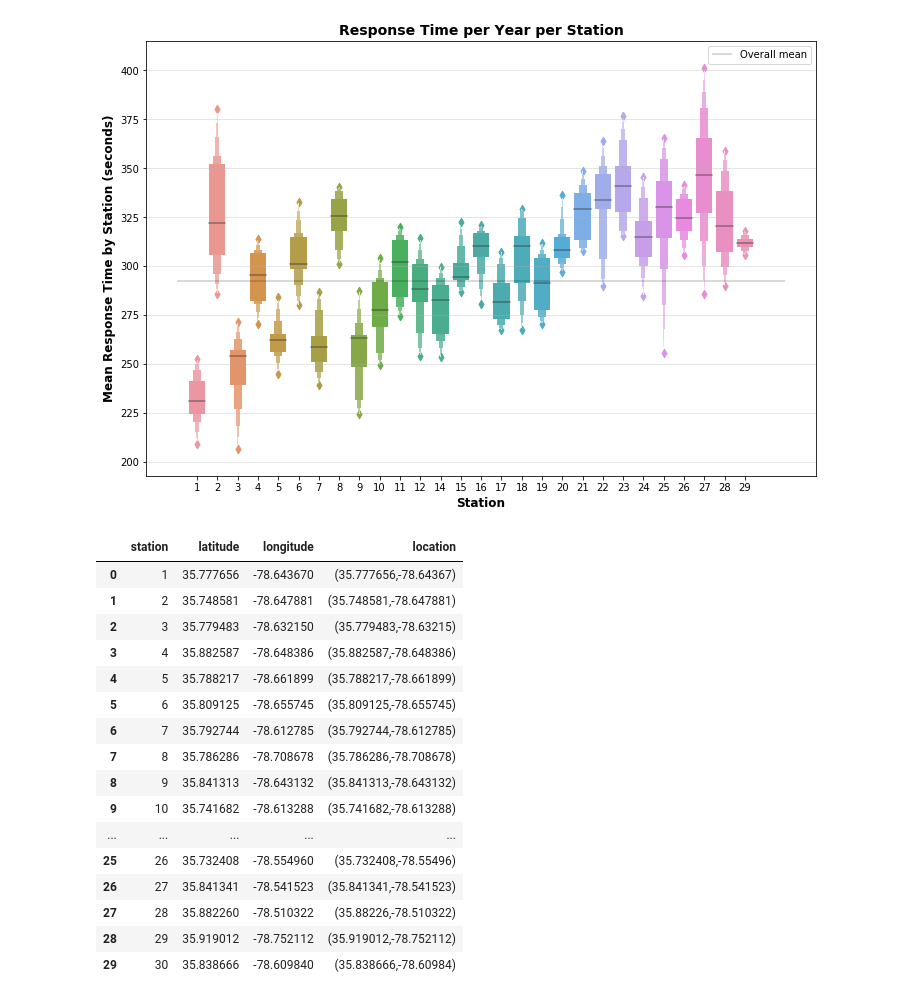
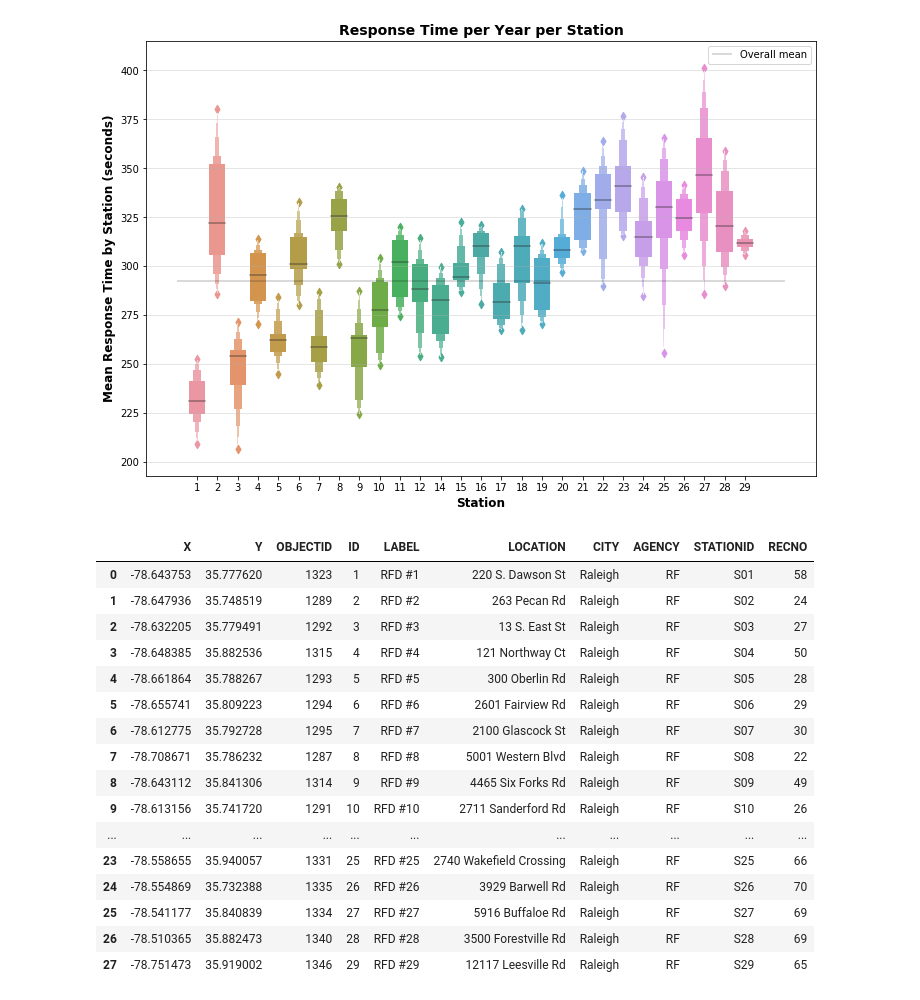
Before and after one commit to xjarodx/Project_1_Group_7, a Jupyter notebook: Fire_Stations.ipynb, the cells around one changed output. Cells and saved outputs as stored; diff of their text form; code cells hidden in the pictures.

```diff
--- a/Fire_Stations.ipynb
+++ b/Fire_Stations.ipynb
@@ -321,24 +274,24 @@ plt.savefig('./graphics/station_response_time_boxen.png')
 # %% [output]
 [figure]
 # %%
-rfd = pd.read_csv('rfd.csv')
+rfd = pd.read_csv('./output/raleigh_fire_stations.csv')
 rfd
 # %% [output]
-|  | station | latitude | longitude | location |
-| 0 | 1 | 35.777656 | -78.643670 | (35.777656,-78.64367) |
-| 1 | 2 | 35.748581 | -78.647881 | (35.748581,-78.647881) |
-| 2 | 3 | 35.779483 | -78.632150 | (35.779483,-78.63215) |
-| 3 | 4 | 35.882587 | -78.648386 | (35.882587,-78.648386) |
-| 4 | 5 | 35.788217 | -78.661899 | (35.788217,-78.661899) |
-| 5 | 6 | 35.809125 | -78.655745 | (35.809125,-78.655745) |
-| 6 | 7 | 35.792744 | -78.612785 | (35.792744,-78.612785) |
-| 7 | 8 | 35.786286 | -78.708678 | (35.786286,-78.708678) |
-| 8 | 9 | 35.841313 | -78.643132 | (35.841313,-78.643132) |
-| 9 | 10 | 35.741682 | -78.613288 | (35.741682,-78.613288) |
-| ... | ... | ... | ... | ... |
-| 25 | 26 | 35.732408 | -78.554960 | (35.732408,-78.55496) |
-| 26 | 27 | 35.841341 | -78.541523 | (35.841341,-78.541523) |
-| 27 | 28 | 35.882260 | -78.510322 | (35.88226,-78.510322) |
-| 28 | 29 | 35.919012 | -78.752112 | (35.919012,-78.752112) |
-| 29 | 30 | 35.838666 | -78.609840 | (35.838666,-78.60984) |
+|  | X | Y | OBJECTID | ID | LABEL | LOCATION | CITY | AGENCY | STATIONID | RECNO |
+| 0 | -78.643753 | 35.777620 | 1323 | 1 | RFD #1 | 220 S. Dawson St | Raleigh | RF | S01 | 58 |
+| 1 | -78.647936 | 35.748519 | 1289 | 2 | RFD #2 | 263 Pecan Rd | Raleigh | RF | S02 | 24 |
+| 2 | -78.632205 | 35.779491 | 1292 | 3 | RFD #3 | 13 S. East St | Raleigh | RF | S03 | 27 |
+| 3 | -78.648385 | 35.882536 | 1315 | 4 | RFD #4 | 121 Northway Ct | Raleigh | RF | S04 | 50 |
+| 4 | -78.661864 | 35.788267 | 1293 | 5 | RFD #5 | 300 Oberlin Rd | Raleigh | RF | S05 | 28 |
+| 5 | -78.655741 | 35.809223 | 1294 | 6 | RFD #6 | 2601 Fairview Rd | Raleigh | RF | S06 | 29 |
+| 6 | -78.612775 | 35.792728 | 1295 | 7 | RFD #7 | 2100 Glascock St | Raleigh | RF | S07 | 30 |
+| 7 | -78.708671 | 35.786232 | 1287 | 8 | RFD #8 | 5001 Western Blvd | Raleigh | RF | S08 | 22 |
+| 8 | -78.643112 | 35.841306 | 1314 | 9 | RFD #9 | 4465 Six Forks Rd | Raleigh | RF | S09 | 49 |
+| 9 | -78.613156 | 35.741720 | 1291 | 10 | RFD #10 | 2711 Sanderford Rd | Raleigh | RF | S10 | 26 |
+| ... | ... | ... | ... | ... | ... | ... | ... | ... | ... | ... |
+| 23 | -78.558655 | 35.940057 | 1331 | 25 | RFD #25 | 2740 Wakefield Crossing | Raleigh | RF | S25 | 66 |
+| 24 | -78.554869 | 35.732388 | 1335 | 26 | RFD #26 | 3929 Barwell Rd | Raleigh | RF | S26 | 70 |
+| 25 | -78.541177 | 35.840839 | 1334 | 27 | RFD #27 | 5916 Buffaloe Rd | Raleigh | RF | S27 | 69 |
+| 26 | -78.510365 | 35.882473 | 1340 | 28 | RFD #28 | 3500 Forestville Rd | Raleigh | RF | S28 | 69 |
+| 27 | -78.751473 | 35.919002 | 1346 | 29 | RFD #29 | 12117 Leesville Rd | Raleigh | RF | S29 | 65 |
 # %%
```
Also changed, not shown: parts of 15 cells of this notebook.
